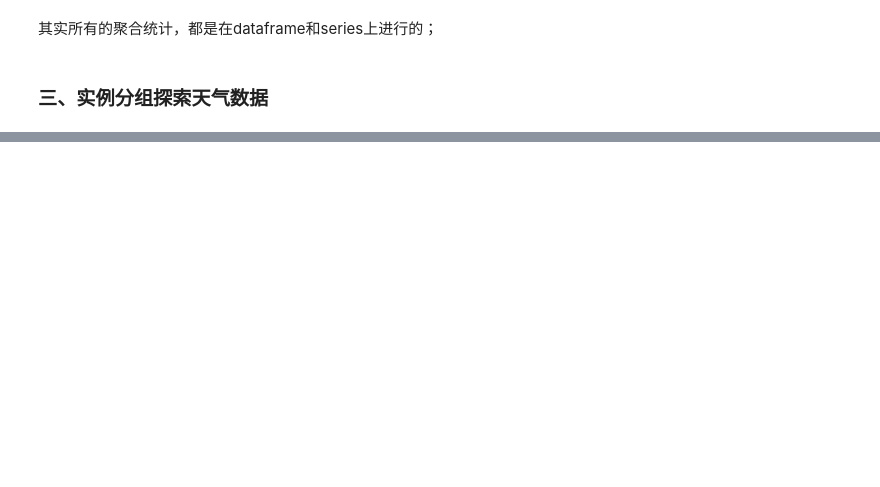
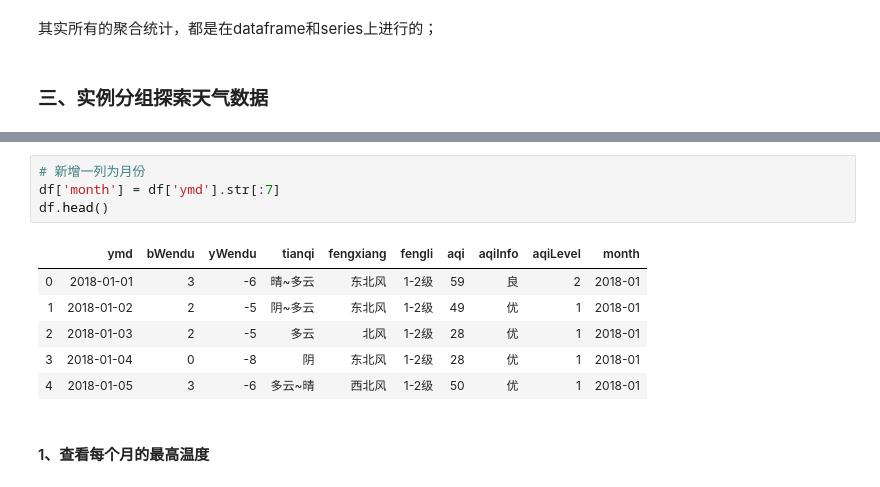
Before and after one commit to peiss/ant-learn-pandas, a Jupyter notebook: 16. Pandas的分组聚合groupby.ipynb, the cells around one changed output, grey strips where cells are left out. Cells and saved outputs as stored; diff of their text form; blank space fills up the shorter version.

```diff
--- a/16. Pandas的分组聚合groupby.ipynb
+++ b/16. Pandas的分组聚合groupby.ipynb
@@ -94,0 +235,13 @@ df.head()
+# %%
+# 新增一列为月份
+df['month'] = df['ymd'].str[:7]
+df.head()
+# %% [output]
+|  | ymd | bWendu | yWendu | tianqi | fengxiang | fengli | aqi | aqiInfo | aqiLevel | month |
+| 0 | 2018-01-01 | 3 | -6 | 晴~多云 | 东北风 | 1-2级 | 59 | 良 | 2 | 2018-01 |
+| 1 | 2018-01-02 | 2 | -5 | 阴~多云 | 东北风 | 1-2级 | 49 | 优 | 1 | 2018-01 |
+| 2 | 2018-01-03 | 2 | -5 | 多云 | 北风 | 1-2级 | 28 | 优 | 1 | 2018-01 |
+| 3 | 2018-01-04 | 0 | -8 | 阴 | 东北风 | 1-2级 | 28 | 优 | 1 | 2018-01 |
+| 4 | 2018-01-05 | 3 | -6 | 多云~晴 | 西北风 | 1-2级 | 50 | 优 | 1 | 2018-01 |
+# %% [markdown]
+#### 1、查看每个月的最高温度
```
Also changed, not shown: parts of 37 cells of this notebook.
